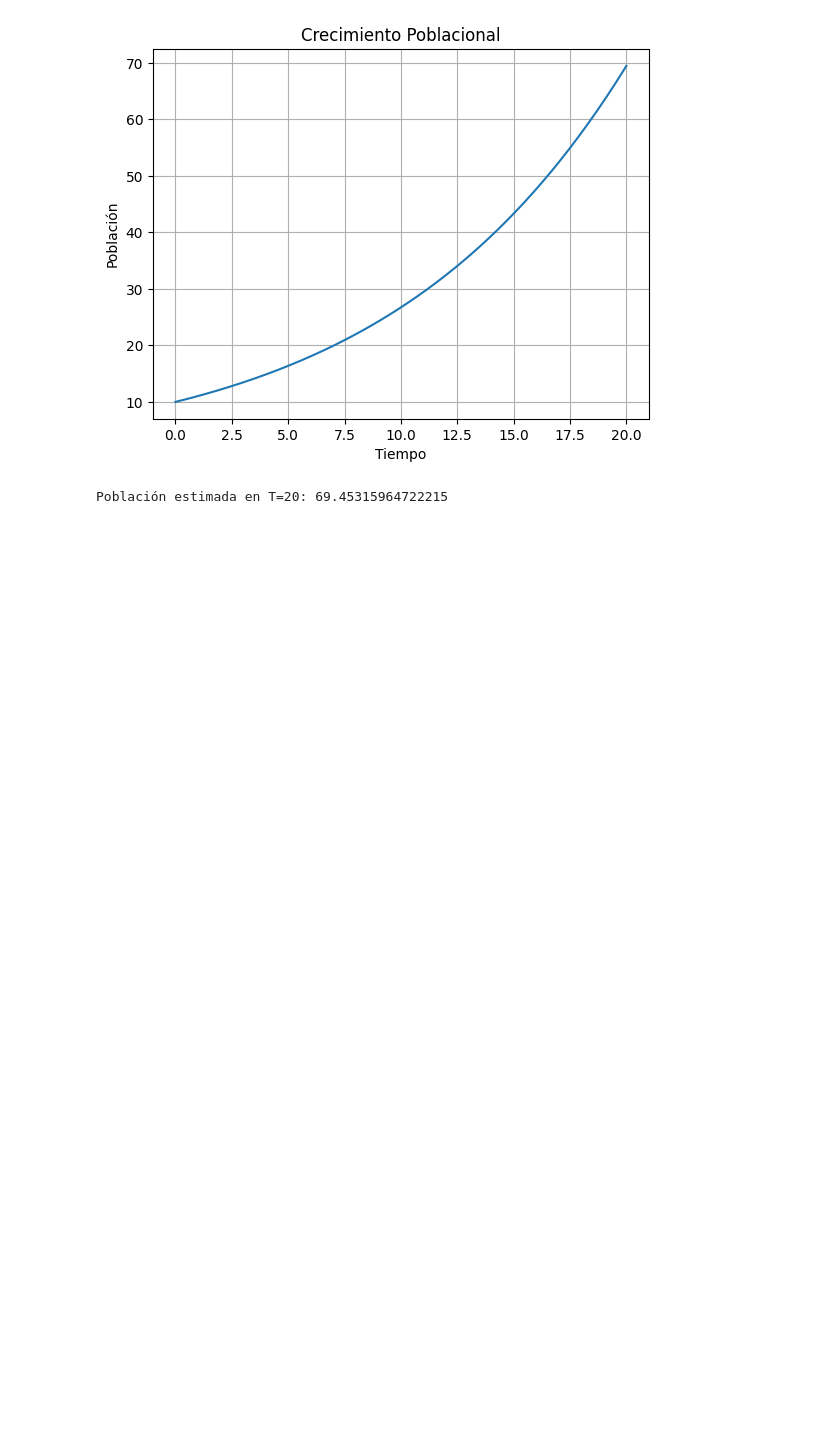
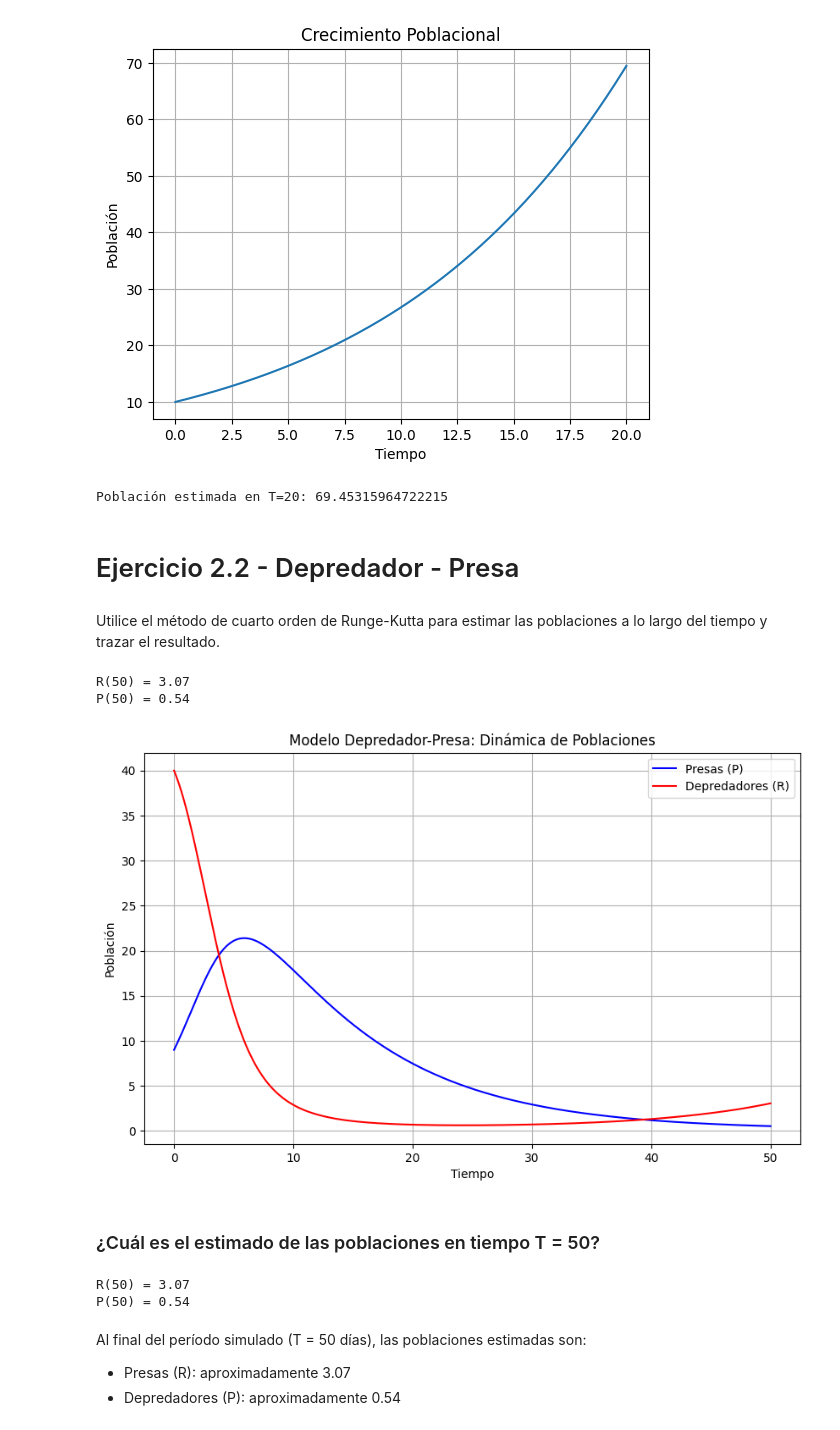
Before and after one commit to DanielMorales1103/lab3Modelacion, a Jupyter notebook: lab3.ipynb, the cells around one changed output. Saved outputs shown, nothing was run; the diff lists cells and outputs as text; code cells hidden in the pictures; blank space fills up the shorter version.

```diff
--- a/lab3.ipynb
+++ b/lab3.ipynb
@@ -47,3 +50,8 @@ print(f'Población estimada en T=20: {P_T20}')
 # %% [output]
 [figure]
 Población estimada en T=20: 69.45315964722215
+# %% [markdown]
+# Ejercicio 2.2 - Depredador - Presa
+# %% [markdown]
+
+ Utilice el método de cuarto orden de Runge-Kutta para estimar las poblaciones a lo largo del tiempo y trazar el resultado.
@@ -49,0 +68,62 @@ Población estimada en T=20: 69.45315964722215
+# %%
+# Funciones para las derivadas del modelo depredador-presa
+def dR_dt(R, P):
+    return alpha * R - beta * R * P
+
+def dP_dt( R, P):
+    return delta * R * P - gamma * P
+# %%
+# método de Runge-Kutta de cuarto orden
+n = int(T / h) + 1  # Número de pasos
+R = np.zeros(n)
+P = np.zeros(n)
+t = np.linspace(0, T, n)  # vector de tiempo
+
+R[0], P[0] = R0, P0  # Condiciones iniciales
+
+for i in range(1, n):
+    k1_R = h * dR_dt(R[i-1], P[i-1])
+    l1_P = h * dP_dt(R[i-1], P[i-1])
+
+    k2_R = h * dR_dt(R[i-1] + 0.5 * k1_R, P[i-1] + 0.5 * l1_P)
+    l2_P = h * dP_dt(R[i-1] + 0.5 * k1_R, P[i-1] + 0.5 * l1_P)
+
+    k3_R = h * dR_dt(R[i-1] + 0.5 * k2_R, P[i-1] + 0.5 * l2_P)
+    l3_P = h * dP_dt(R[i-1] + 0.5 * k2_R, P[i-1] + 0.5 * l2_P)
+
+    k4_R = h * dR_dt(R[i-1] + k3_R, P[i-1] + l3_P)
+    l4_P = h * dP_dt(R[i-1] + k3_R, P[i-1] + l3_P)
+
+    R[i] = R[i-1] + (k1_R + 2 * k2_R + 2 * k3_R + k4_R) / 6
+    P[i] = P[i-1] + (l1_P + 2 * l2_P + 2 * l3_P + l4_P) / 6
+# %% [output]
+R(50) = 3.07
+P(50) = 0.54
+# %%
+# resultados
+plt.figure(figsize=(10, 6))
+plt.plot(t, P, label='Presas (P)', color='blue')
+plt.plot(t, R, label='Depredadores (R)', color='red')
+plt.title('Modelo Depredador-Presa: Dinámica de Poblaciones')
+plt.xlabel('Tiempo')
+plt.ylabel('Población')
+plt.legend()
+plt.grid(True)
+plt.show()
+# %% [output]
+[figure, added]
+# %% [markdown]
+### ¿Cuál es el estimado de las poblaciones en tiempo T = 50?
+# %%
+print(f"R(50) = {R[-1]:.2f}")
+print(f"P(50) = {P[-1]:.2f}")
+# %% [output]
+R(50) = 3.07
+P(50) = 0.54
+# %% [markdown]
+Al final del período simulado (T = 50 días), las poblaciones estimadas son:
+
+
+
+*   Presas (R): aproximadamente 3.07
+*   Depredadores (P): aproximadamente 0.54
```
Also changed, not shown: parts of 2 cells of this notebook.
